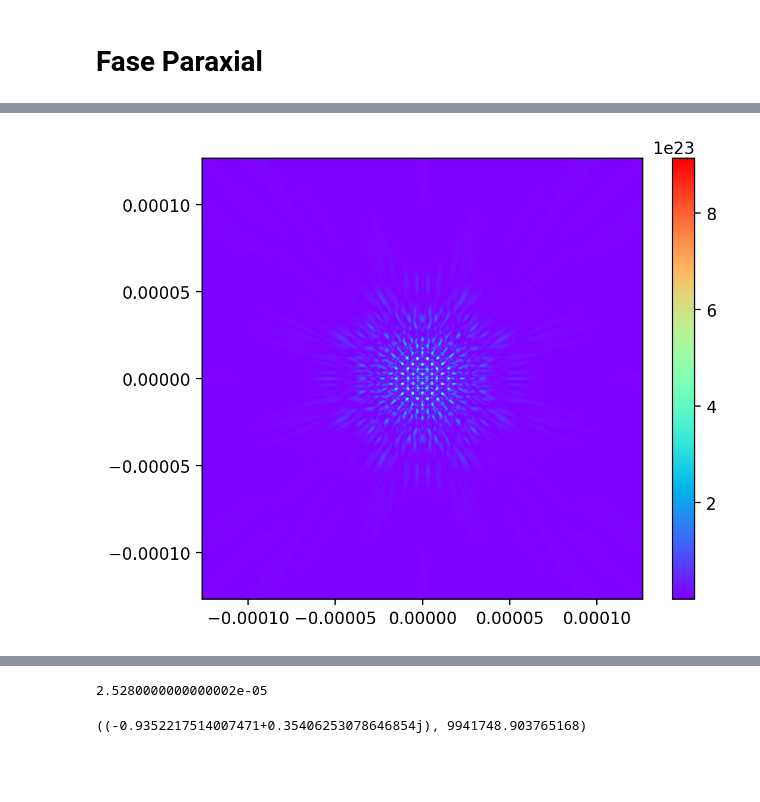
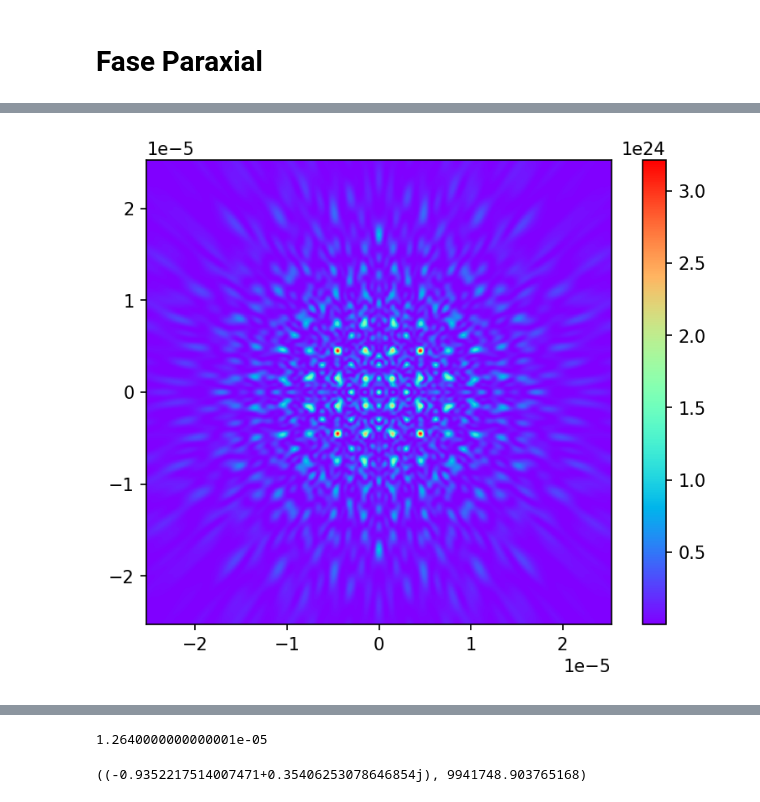
Before and after one commit to rcasalins/thesis_bachelor, a Jupyter notebook: Codigo/Fase paraxial.ipynb, the cells around one changed output, grey strips where cells are left out. Drawn from its saved outputs; the diff is of its cells as text; code cells hidden in the pictures; blank space fills up the shorter version.

```diff
--- a/Codigo/Fase paraxial.ipynb
+++ b/Codigo/Fase paraxial.ipynb
@@ -47,11 +47,14 @@ def GeometricPotencial_3D_00_reducido(xa, xi_a, xi_d, ya, eta_a, eta_d, za, wa):
     xi_p, xi_n = xi_a+(xi_d)/2, xi_a-(xi_d)/2
     eta_p, eta_n = eta_a+(eta_d)/2, eta_a-(eta_d)/2
 
-    focal_point = 35000*w
+    focal_point = 35*w
 
     #distancia s
     s_1 = np.sqrt(((xa-xi_p) ** 2) + ((ya-eta_p) **2) + ((za) ** 2))
     s_2 = np.sqrt(((xa-xi_n) **2) + ((ya-eta_n) ** 2) + ((za) ** 2))
+
+    s_1f = np.sqrt(((xa-2*xi_p) ** 2) + ((ya-2*eta_p) **2) + ((za+focal_point) ** 2))
+    s_2f = np.sqrt(((xa-2*xi_n) **2) + ((ya-2*eta_n) ** 2) + ((za+focal_point) ** 2))
 
     phase_paraxial = np.sqrt(((-xi_p) ** 2) + ((-eta_p) **2) + ((focal_point) ** 2)) - np.sqrt(((-xi_n) **2) + ((-eta_n) ** 2) + ((focal_point) ** 2))
     #phase_paraxial = ((xa**2) + (ya**2)) /2
@@ -115,18 +118,18 @@ Wall time: 10.7 s
 # %%
 %%time
-square = np.linspace(-200*w, 200*w, 1000)
-dz = 40*w
+square = np.linspace(-40*w, 40*w, 1000)
+dz = 20*w
 phase = 0
 xx,yy = np.meshgrid(square, square)
 zz = np.array(list(GeometricPotencial_3D_reducido(xx,yy,dz,p,w,phase)), dtype=float)
 #zz = zz[:-1, :-1]
 z_min, z_max = zz.min()/1, zz.max()/1
 
-fig, (ax) = plt.subplots(dpi=200, subplot_kw={'aspect': 'equal'})
+fig, (ax) = plt.subplots(dpi=150, subplot_kw={'aspect': 'equal'})
 c = ax.pcolormesh(xx, yy, zz, cmap='rainbow',  vmin = z_min, vmax = z_max)
 fig.colorbar(c, ax = ax)
 plt.savefig("Geometric Potencial_coherence")
 plt.show()
 dz
 # %% [output]
-[figure, old version]
+[figure, new version]
@@ -135,4 +138,4 @@ Wall time: 18.3 s
-2.5280000000000002e-05
+1.2640000000000001e-05
 # %%
 k = ((2*np.pi)/w)
 np.exp(1j*a*k*2*35*w*2000), k
```
Also changed, not shown: parts of 2 cells of this notebook, 1 other file.
